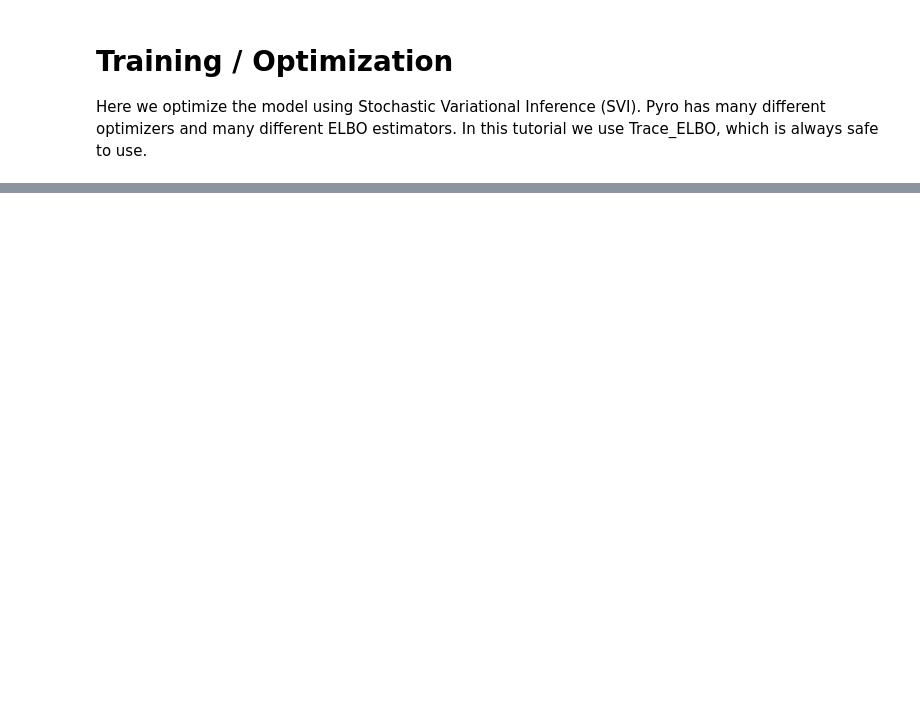
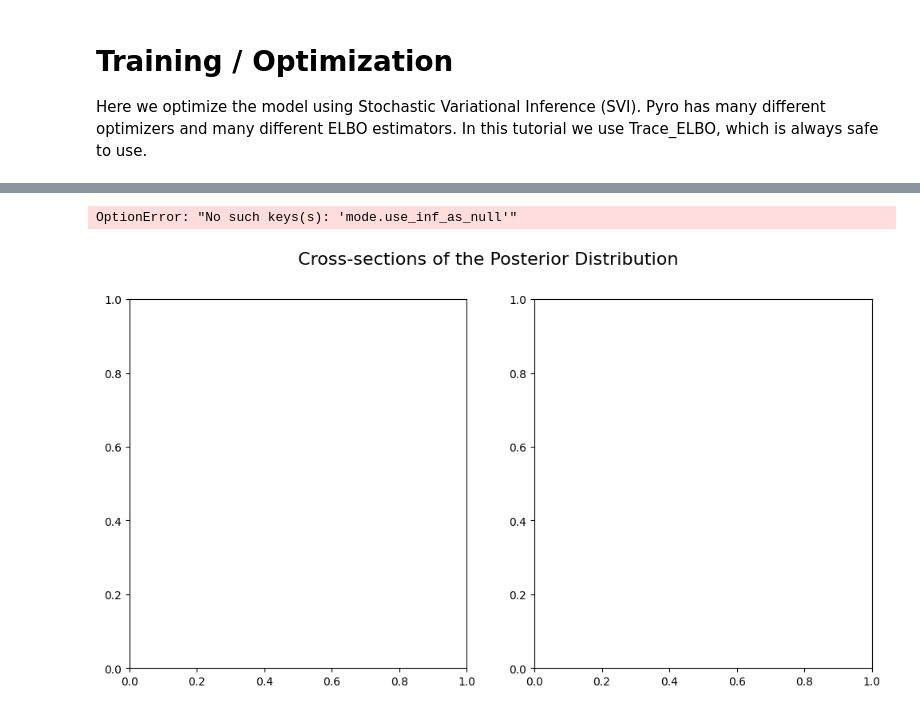
Before and after one commit to nlapier2/pyro_pytorch_tutorials, a Jupyter notebook: pyro_tutorial.ipynb, the cells around one changed output, grey strips where cells are left out. Drawn from its saved outputs; the diff is of its cells as text; code cells hidden in the pictures; blank space fills up the shorter version.

```diff
--- a/pyro_tutorial.ipynb
+++ b/pyro_tutorial.ipynb
@@ -227,0 +333,26 @@ plt.show()
+# %%
+# now we compare the posterior inferred by the mean field "diagonal normal" guide vs the MVN guide
+# note that the MVN posterior (orange) is more dispersed and can model correlations between parameters
+#  (thus the diagonal shape)
+svi_samples = {k: v.detach().cpu().numpy() for k, v in samples.items()}
+svi_mvn_samples = {k: v.detach().cpu().numpy() for k, v in mvn_samples.items()}
+
+fig, axs = plt.subplots(nrows=1, ncols=2, figsize=(12, 6))
+fig.suptitle("Cross-sections of the Posterior Distribution", fontsize=16)
+sns.kdeplot(x=svi_samples["bA"], y=svi_samples["bR"], ax=axs[0], bw_adjust=4 )
+sns.kdeplot(x=svi_mvn_samples["bA"], y=svi_mvn_samples["bR"], ax=axs[0], shade=True, bw_adjust=4)
+axs[0].set(xlabel="bA", ylabel="bR", xlim=(-2.8, -0.9), ylim=(-0.6, 0.2))
+
+sns.kdeplot(x=svi_samples["bR"], y=svi_samples["bAR"], ax=axs[1],bw_adjust=4 )
+sns.kdeplot(x=svi_mvn_samples["bR"], y=svi_mvn_samples["bAR"], ax=axs[1], shade=True, bw_adjust=4)
+axs[1].set(xlabel="bR", ylabel="bAR", xlim=(-0.55, 0.2), ylim=(-0.15, 0.85))
+
+
+for label, color in zip(["SVI (Diagonal Normal)", "SVI (Multivariate Normal)"], sns.color_palette()[:2]):
+    plt.plot([], [],
+                label=label, color=color)
+
+fig.legend(loc='upper right')
+# %% [output]
+OptionError: "No such keys(s): 'mode.use_inf_as_null'"
+[figure, added]
```
Also changed, not shown: parts of 16 cells of this notebook.
